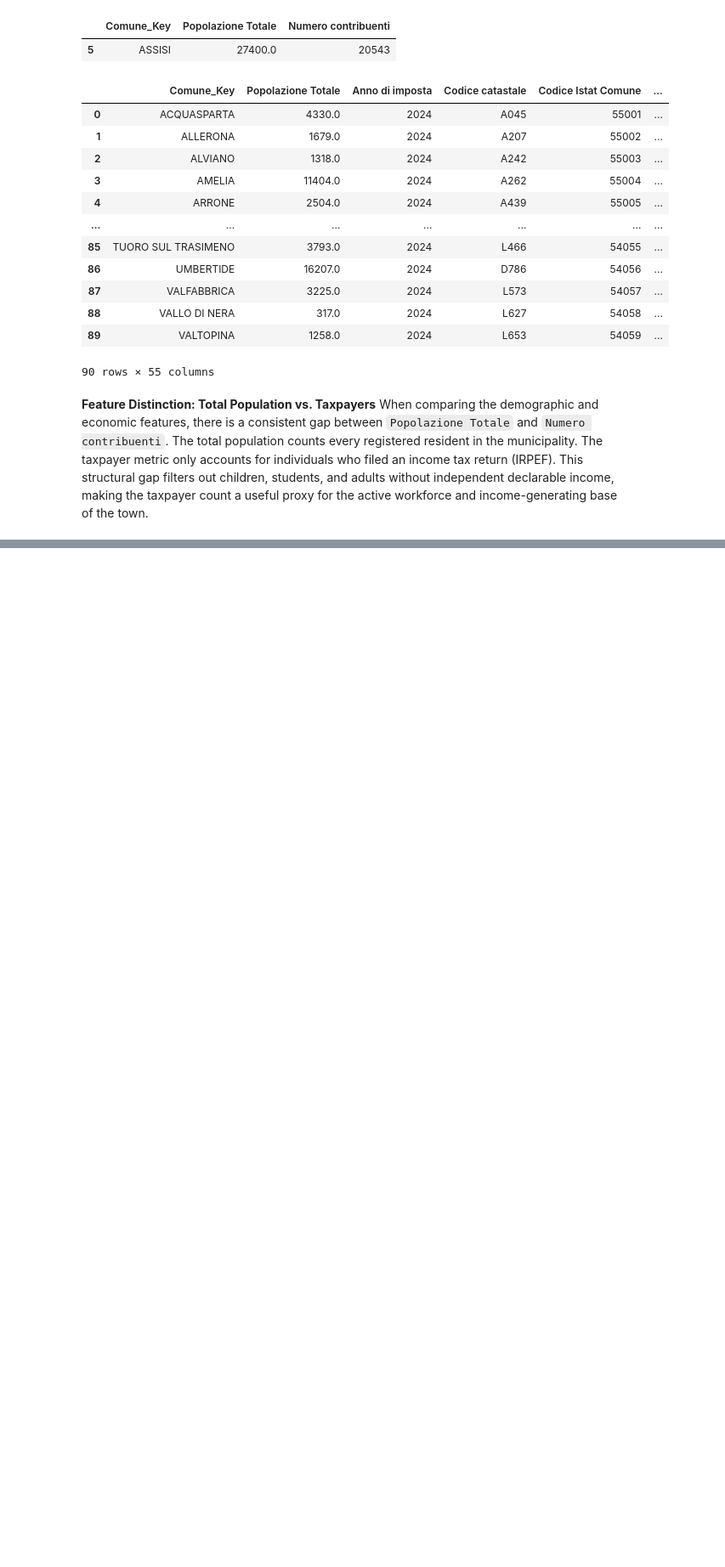
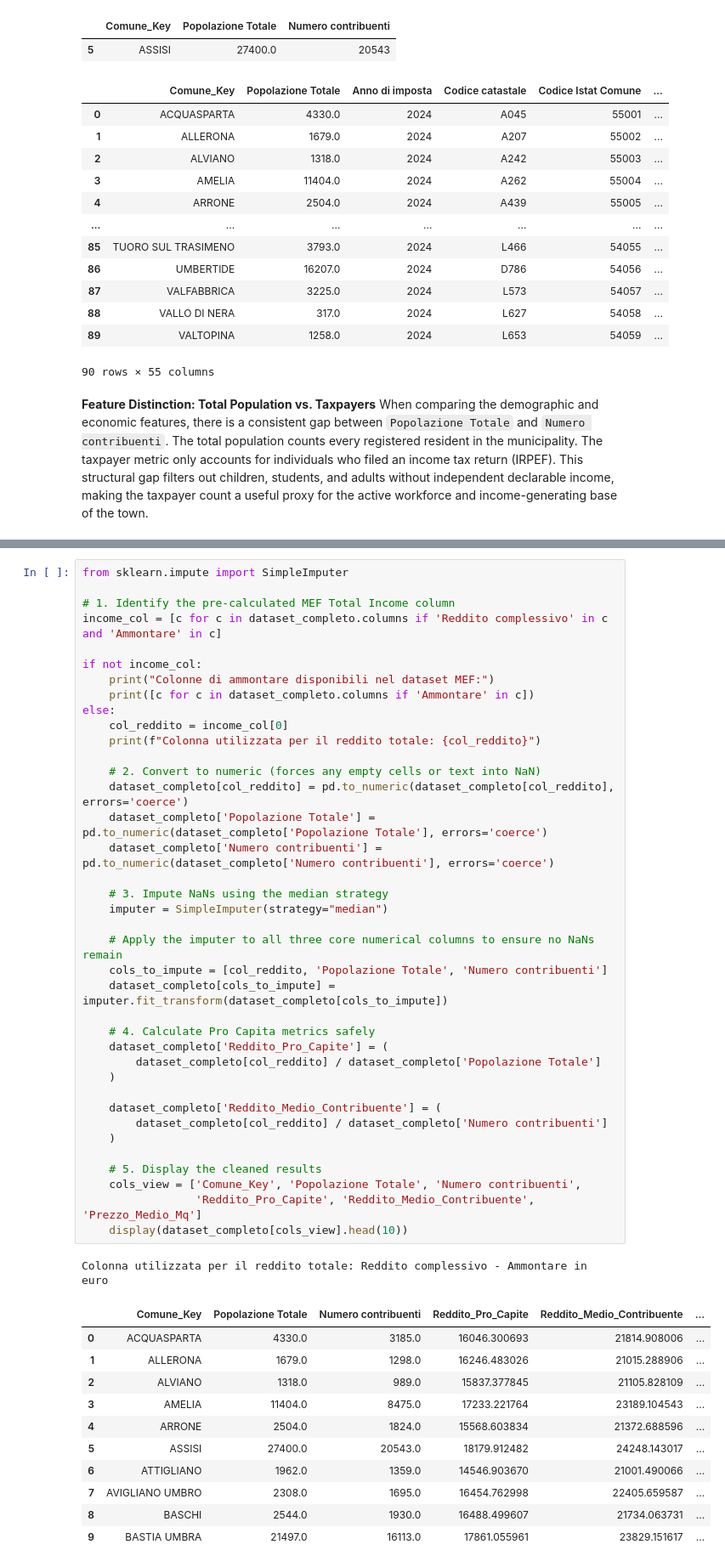
Before and after one commit to leobagnoli/umbria-housing-prices, a Jupyter notebook: notebooks/01_data_exploration.ipynb, the cells around one changed output, grey strips where cells are left out. Shown at 85% size. Drawn from its saved outputs; the diff is of its cells as text; blank space fills up the shorter version.

Commit message:
Added Price per square meter and imedian income data

```diff
--- a/notebooks/01_data_exploration.ipynb
+++ b/notebooks/01_data_exploration.ipynb
@@ -72,0 +178,51 @@ When comparing the demographic and economic features, there is a consistent gap
+# %%
+from sklearn.impute import SimpleImputer
+
+# 1. Identify the pre-calculated MEF Total Income column
+income_col = [c for c in dataset_completo.columns if 'Reddito complessivo' in c and 'Ammontare' in c]
+
+if not income_col:
+    print("Colonne di ammontare disponibili nel dataset MEF:")
+    print([c for c in dataset_completo.columns if 'Ammontare' in c])
+else:
+    col_reddito = income_col[0]
+    print(f"Colonna utilizzata per il reddito totale: {col_reddito}")
+
+    # 2. Convert to numeric (forces any empty cells or text into NaN)
+    dataset_completo[col_reddito] = pd.to_numeric(dataset_completo[col_reddito], errors='coerce')
+    dataset_completo['Popolazione Totale'] = pd.to_numeric(dataset_completo['Popolazione Totale'], errors='coerce')
+    dataset_completo['Numero contribuenti'] = pd.to_numeric(dataset_completo['Numero contribuenti'], errors='coerce')
+
+    # 3. Impute NaNs using the median strategy
+    imputer = SimpleImputer(strategy="median")
+
+    # Apply the imputer to all three core numerical columns to ensure no NaNs remain
+    cols_to_impute = [col_reddito, 'Popolazione Totale', 'Numero contribuenti']
+    dataset_completo[cols_to_impute] = imputer.fit_transform(dataset_completo[cols_to_impute])
+
+    # 4. Calculate Pro Capita metrics safely
+    dataset_completo['Reddito_Pro_Capite'] = (
+        dataset_completo[col_reddito] / dataset_completo['Popolazione Totale']
+    )
+
+    dataset_completo['Reddito_Medio_Contribuente'] = (
+        dataset_completo[col_reddito] / dataset_completo['Numero contribuenti']
+    )
+
+    # 5. Display the cleaned results
+    cols_view = ['Comune_Key', 'Popolazione Totale', 'Numero contribuenti',
+                 'Reddito_Pro_Capite', 'Reddito_Medio_Contribuente', 'Prezzo_Medio_Mq']
+    display(dataset_completo[cols_view].head(10))
+# %% [output]
+Colonna utilizzata per il reddito totale: Reddito complessivo - Ammontare in euro
+|  | Comune_Key | Popolazione Totale | Numero contribuenti | Reddito_Pro_Capite | Reddito_Medio_Contribuente | ... |
+| 0 | ACQUASPARTA | 4330.0 | 3185.0 | 16046.300693 | 21814.908006 | ... |
+| 1 | ALLERONA | 1679.0 | 1298.0 | 16246.483026 | 21015.288906 | ... |
+| 2 | ALVIANO | 1318.0 | 989.0 | 15837.377845 | 21105.828109 | ... |
+| 3 | AMELIA | 11404.0 | 8475.0 | 17233.221764 | 23189.104543 | ... |
+| 4 | ARRONE | 2504.0 | 1824.0 | 15568.603834 | 21372.688596 | ... |
+| 5 | ASSISI | 27400.0 | 20543.0 | 18179.912482 | 24248.143017 | ... |
+| 6 | ATTIGLIANO | 1962.0 | 1359.0 | 14546.903670 | 21001.490066 | ... |
+| 7 | AVIGLIANO UMBRO | 2308.0 | 1695.0 | 16454.762998 | 22405.659587 | ... |
+| 8 | BASCHI | 2544.0 | 1930.0 | 16488.499607 | 21734.063731 | ... |
+| 9 | BASTIA UMBRA | 21497.0 | 16113.0 | 17861.055961 | 23829.151617 | ... |
```
Also changed, not shown: parts of 1 cell of this notebook.
